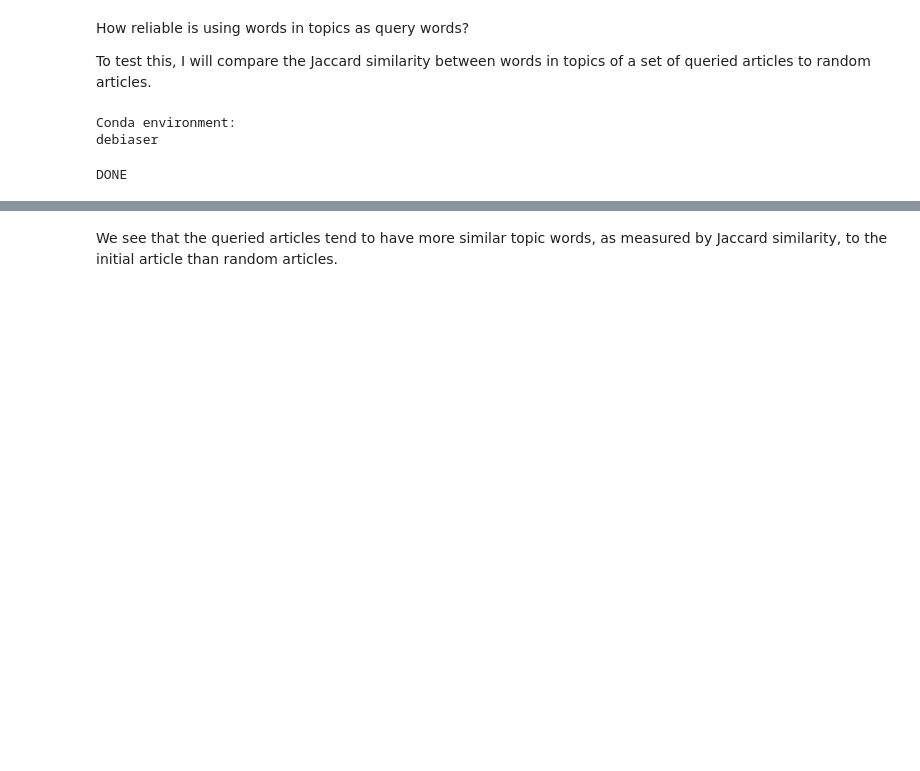
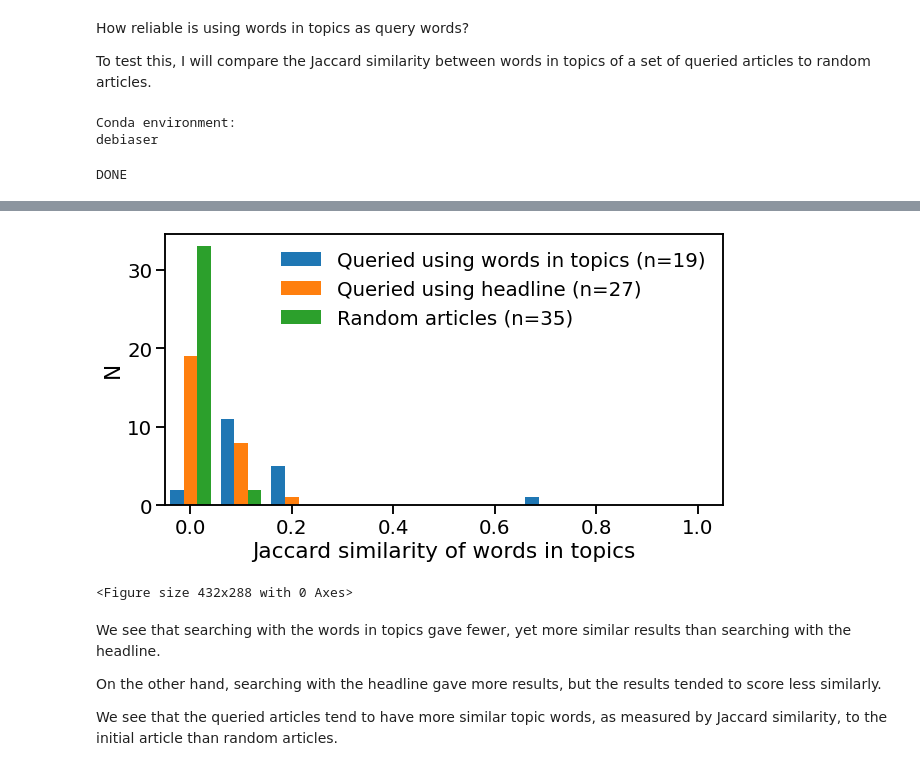
Before and after one commit to sagarsetru/debiaser, a Jupyter notebook: notebooks/6 Validation_comparing_queried_random_headlineFound_articles.ipynb, the cells around one changed output, grey strips where cells are left out. Drawn from its saved outputs; the diff is of its cells as text; code cells hidden in the pictures; blank space fills up the shorter version.

```diff
--- a/notebooks/6 Validation_comparing_queried_random_headlineFound_articles.ipynb
+++ b/notebooks/6 Validation_comparing_queried_random_headlineFound_articles.ipynb
@@ -211,3 +341,29 @@ plt.clf();
 <Figure size 432x288 with 0 Axes>
+# %%
+alpha_val = 1
+
+plt.figure(figsize=(10,5));
+plt.hist([jaccard_sim_queried_articles.reshape(len(jaccard_sim_queried_articles),),
+          jaccard_sim_headline_articles.reshape(len(jaccard_sim_headline_articles),),
+          jaccard_sim_random_articles.reshape(len(jaccard_sim_random_articles),)],bins=np.arange(0,1.2,.1)-.05,alpha=alpha_val);
+# plt.hist(jaccard_sim_headline_articles,bins=np.arange(0,1.2,.1)-.05,alpha=alpha_val);
+# plt.hist(jaccard_sim_random_articles,bins=np.arange(0,1.2,.1)-.05,alpha=alpha_val);
+plt.ylabel('N');
+plt.xlabel('Jaccard similarity of words in topics')
+sns.set_context('talk', font_scale=1.2);
+plt.xlim([-.05,1.05])
+plt.legend((f'Queried using words in topics (n={len(urls_queried)})',
+            f'Queried using headline (n={len(urls_headline)})',
+            f'Random articles (n={len(urls_random)})'),framealpha=0)
+# plt.xticks(rotation=90);
+plt.show();
+plt.clf();
+# %% [output]
+[figure, added]
+<Figure size 432x288 with 0 Axes>
 # %% [markdown]
+We see that searching with the words in topics gave fewer, yet more similar results than searching with the headline.
+
+On the other hand, searching with the headline gave more results, but the results tended to score less similarly.
+
 We see that the queried articles tend to have more similar topic words, as measured by Jaccard similarity, to the initial article than random articles.
```
Also changed, not shown: parts of 10 cells of this notebook.
